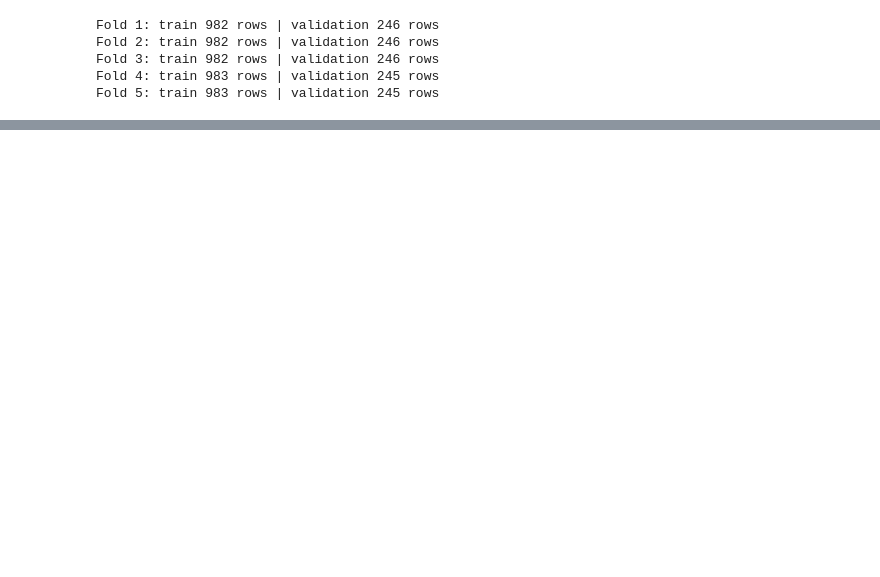
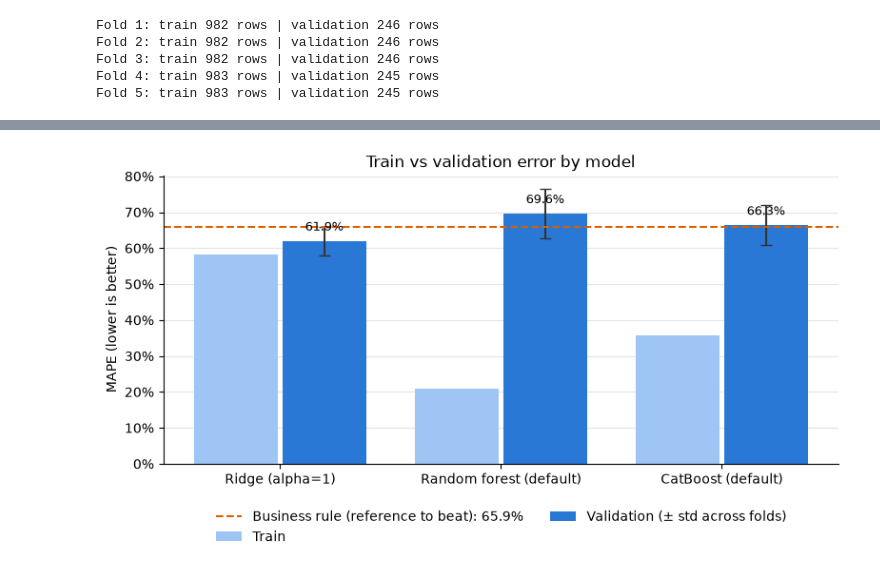
Before and after one commit to dapitch666/oc-p03-seattle-building-energy, a Jupyter notebook: notebooks/03_modeling.ipynb, the cells around one changed output, grey strips where cells are left out. Cells and saved outputs as stored; diff of their text form; code cells hidden in the pictures; blank space fills up the shorter version.

```diff
--- a/notebooks/03_modeling.ipynb
+++ b/notebooks/03_modeling.ipynb
@@ -1177,0 +483,9 @@ plt.show()
+# %%
+# Regression metrics; errors are negated by scikit-learn ("neg_" prefix)
+scorers = {
+    "neg_mean_absolute_percentage_error": "neg_mean_absolute_percentage_error",
+    "r2": "r2",
+    "neg_mean_absolute_error": "neg_mean_absolute_error",
+    "neg_root_mean_squared_error": "neg_root_mean_squared_error",
+}
+DECISION_SCORER = "neg_mean_absolute_percentage_error"
@@ -1177,0 +574,54 @@ plt.show()
+# %%
+# Train vs validation MAPE of the three models, business rule as reference line
+compared = results.drop(index=list(baselines))
+x = np.arange(len(compared))
+width = 0.38
+
+fig, ax = plt.subplots(figsize=(8, 4.5))
+ax.bar(
+    x - width / 2 - 0.01,
+    compared["mean_absolute_percentage_error_train_mean"],
+    width,
+    color="#9ec5f4",
+    label="Train",
+)
+ax.bar(
+    x + width / 2 + 0.01,
+    compared["mean_absolute_percentage_error_val_mean"],
+    width,
+    yerr=compared["mean_absolute_percentage_error_val_std"],
+    capsize=4,
+    color="#2a78d6",
+    ecolor="#333333",
+    label="Validation (± std across folds)",
+)
+for xi, value in zip(x, compared["mean_absolute_percentage_error_val_mean"]):
+    ax.annotate(
+        FORMATS["MAPE"].format(value),
+        (xi + width / 2 + 0.01, value),
+        xytext=(0, 8),
+        textcoords="offset points",
+        ha="center",
+        fontsize=9,
+    )
+
+rule_mape = results.loc[
+    "Business rule (area x type)", "mean_absolute_percentage_error_val_mean"
+]
+ax.axhline(
+    rule_mape,
+    color="#d95f02",
+    linestyle="--",
+    linewidth=1.5,
+    label=f"Business rule (reference to beat): {FORMATS['MAPE'].format(rule_mape)}",
+)
+
+ax.set_xticks(x, compared.index)
+ax.yaxis.set_major_formatter("{x:.0%}")
+ax.set_ylabel("MAPE (lower is better)")
+ax.set_title("Train vs validation error by model")
+ax.legend(loc="upper center", bbox_to_anchor=(0.5, -0.12), ncol=2)
+plt.tight_layout()
+plt.show()
+# %% [output]
+[figure, added]
```
Also changed, not shown: parts of 73 cells of this notebook.
